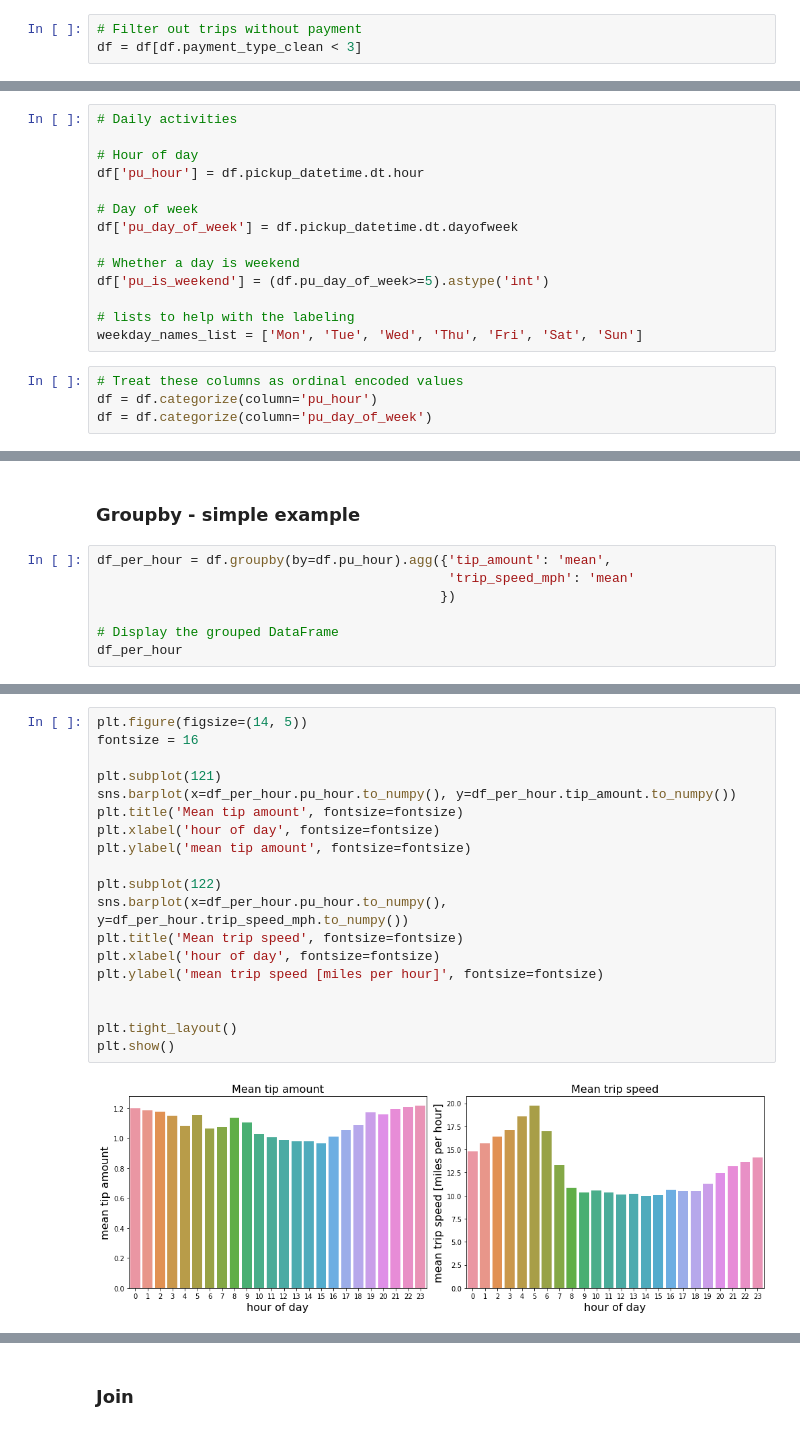
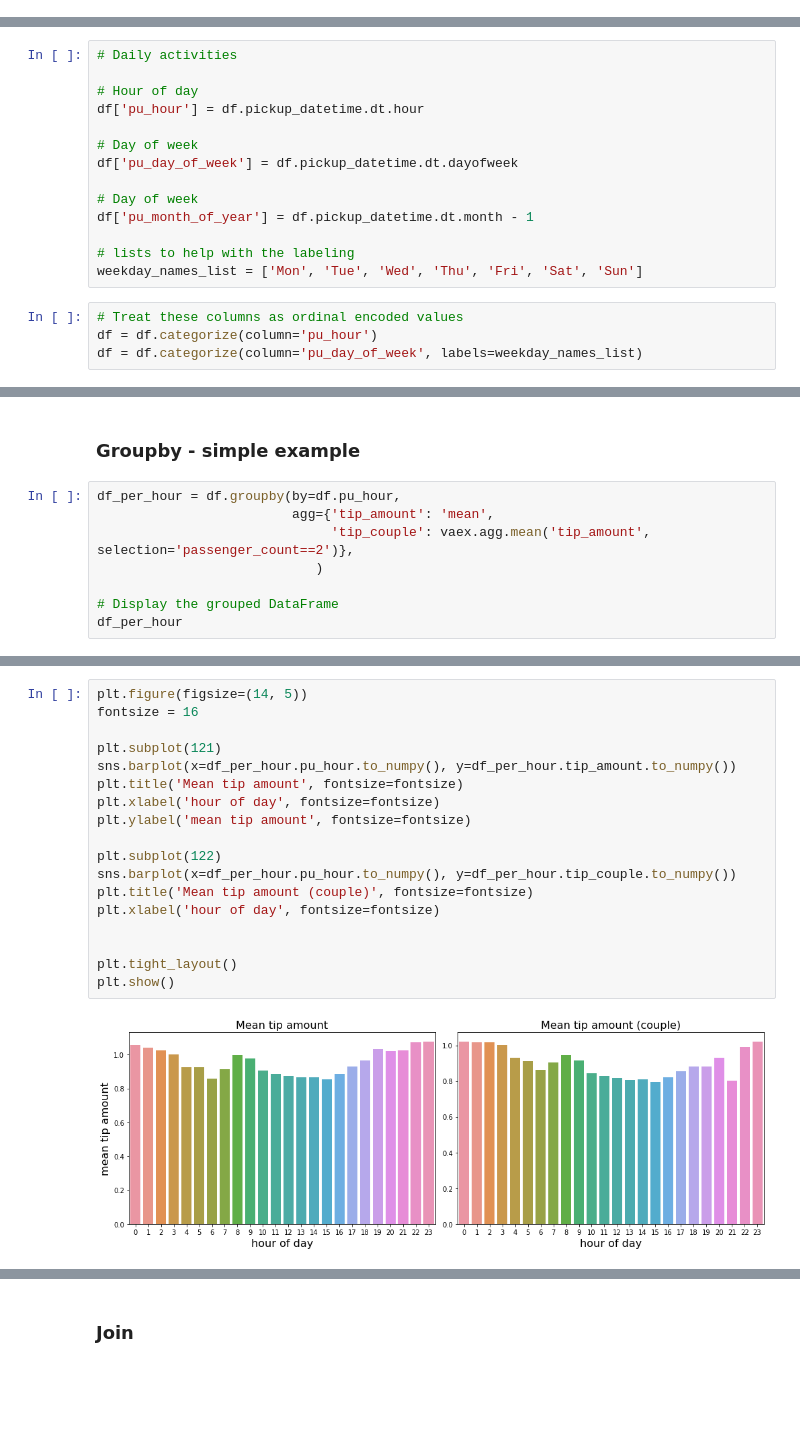
Before and after one commit to vaexio/vaex-talks, a Jupyter notebook: 2021-goto-copenhagen/goto-copenhagen-2021-vaex-example.ipynb, the cells around one changed output, grey strips where cells are left out. Saved outputs shown, nothing was run; the diff lists cells and outputs as text; blank space fills up the shorter version.

```diff
--- a/2021-goto-copenhagen/goto-copenhagen-2021-vaex-example.ipynb
+++ b/2021-goto-copenhagen/goto-copenhagen-2021-vaex-example.ipynb
@@ -523,6 +427,3 @@ dtype: int64
-# %%
-# Filter out trips without payment
-df = df[df.payment_type_clean < 3]
 # %% [markdown]
 ### Create some date/time features
 # %%
@@ -534,15 +435,15 @@ df['pu_hour'] = df.pickup_datetime.dt.hour
 # Day of week
 df['pu_day_of_week'] = df.pickup_datetime.dt.dayofweek
 
-# Whether a day is weekend
-df['pu_is_weekend'] = (df.pu_day_of_week>=5).astype('int')
+# Day of week
+df['pu_month_of_year'] = df.pickup_datetime.dt.month - 1
 
 # lists to help with the labeling
 weekday_names_list = ['Mon', 'Tue', 'Wed', 'Thu', 'Fri', 'Sat', 'Sun']
 # %%
 # Treat these columns as ordinal encoded values
 df = df.categorize(column='pu_hour')
-df = df.categorize(column='pu_day_of_week')
+df = df.categorize(column='pu_day_of_week', labels=weekday_names_list)
 # %%
 # Number of pick-ups per hour for a given day of the week
 df.viz.heatmap('pu_hour', 'pu_day_of_week', colorbar=True, colormap=cm_plusmin, figsize=(15, 5))
@@ -554,9 +454,10 @@ plt.show()
 # %% [markdown]
 ### Groupby - simple example
 # %%
-df_per_hour = df.groupby(by=df.pu_hour).agg({'tip_amount': 'mean',
-                                             'trip_speed_mph': 'mean'
-                                            })
+df_per_hour = df.groupby(by=df.pu_hour,
+                         agg={'tip_amount': 'mean',
+                              'tip_couple': vaex.agg.mean('tip_amount', selection='passenger_count==2')},
+                            )
 
 # Display the grouped DataFrame
 df_per_hour
@@ -576,21 +477,20 @@ df_per_hour
 # %%
 plt.figure(figsize=(14, 5))
 fontsize = 16
 
 plt.subplot(121)
 sns.barplot(x=df_per_hour.pu_hour.to_numpy(), y=df_per_hour.tip_amount.to_numpy())
 plt.title('Mean tip amount', fontsize=fontsize)
 plt.xlabel('hour of day', fontsize=fontsize)
 plt.ylabel('mean tip amount', fontsize=fontsize)
 
 plt.subplot(122)
-sns.barplot(x=df_per_hour.pu_hour.to_numpy(), y=df_per_hour.trip_speed_mph.to_numpy())
-plt.title('Mean trip speed', fontsize=fontsize)
+sns.barplot(x=df_per_hour.pu_hour.to_numpy(), y=df_per_hour.tip_couple.to_numpy())
+plt.title('Mean tip amount (couple)', fontsize=fontsize)
 plt.xlabel('hour of day', fontsize=fontsize)
-plt.ylabel('mean trip speed [miles per hour]', fontsize=fontsize)
 
 
 plt.tight_layout()
 plt.show()
 # %% [output]
-[figure, old version]
+[figure, new version]
```
Also changed, not shown: parts of 39 cells of this notebook, 1 other file.
